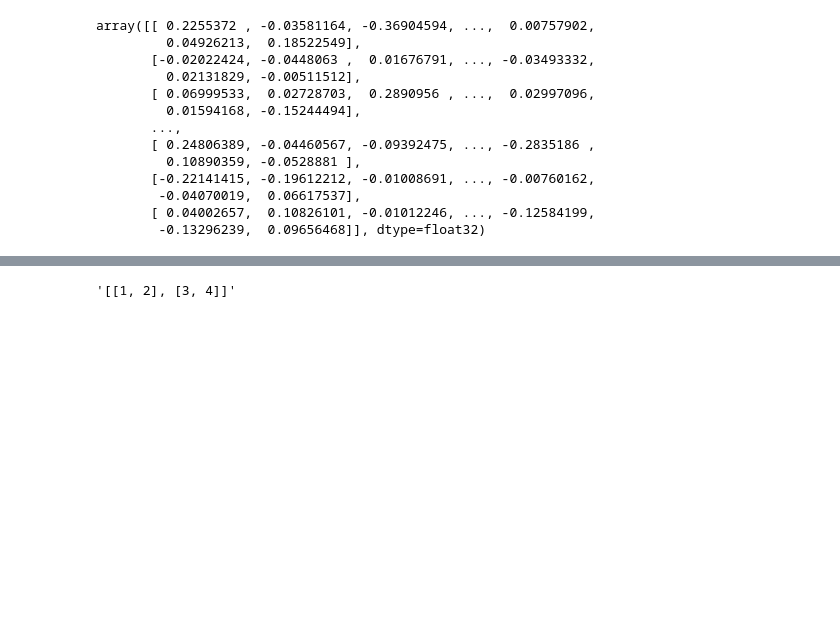
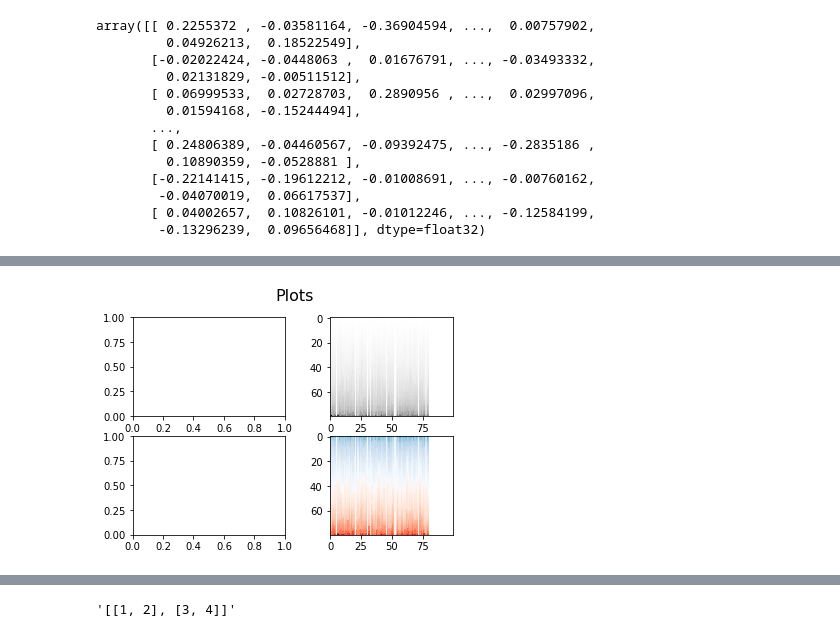
Before and after one commit to FilipKubackiSoton/DeepOptimization, a Jupyter notebook: exp.ipynb, the cells around one changed output, grey strips where cells are left out. Drawn from its saved outputs; the diff is of its cells as text; code cells hidden in the pictures; blank space fills up the shorter version.

```diff
--- a/exp.ipynb
+++ b/exp.ipynb
@@ -1204,0 +1276,26 @@ epochs1, compression0.8, batch_size20, dropout0.2, validation_split0.05, lr0.000
+# %%
+def plot(ax, model, **kwargs):
+    tmp = {}
+    for k,v in kwargs.items(): tmp[k]=v
+    bit_activation, weights_matrix, *masks  = weights_matrix_sorting(model, **kwargs)
+
+    if tmp.__contains__('unit_sort'):
+        if not tmp['unit_sort']:
+            pa = ax.imshow(masks[0],interpolation='nearest',cmap=cm.Blues)
+            pb = ax.imshow(masks[1],interpolation='nearest',cmap=cm.Reds)
+            return
+
+    if not tmp.__contains__('column_sort'):
+        ax.imshow(weights_matrix, interpolation='nearest',cmap=cm.Greys)
+        return
+
+    ax.imshow(masks[0], interpolation='nearest',cmap=cm.Greys)
+    return
+
+fig, axes = plt.subplots(nrows=2, ncols=2)
+fig.suptitle('Plots', fontsize=16)
+fig.subplots_adjust(hspace = .2, wspace = 0.2)
+plot(axes[0][1],m, unit_sort = True, column_sort = True, index_sort=False, log_conversion = False)
+plot(axes[1][1], m, unit_sort = False)
+# %% [output]
+[figure, added]
```
Also changed, not shown: parts of 21 cells of this notebook.
